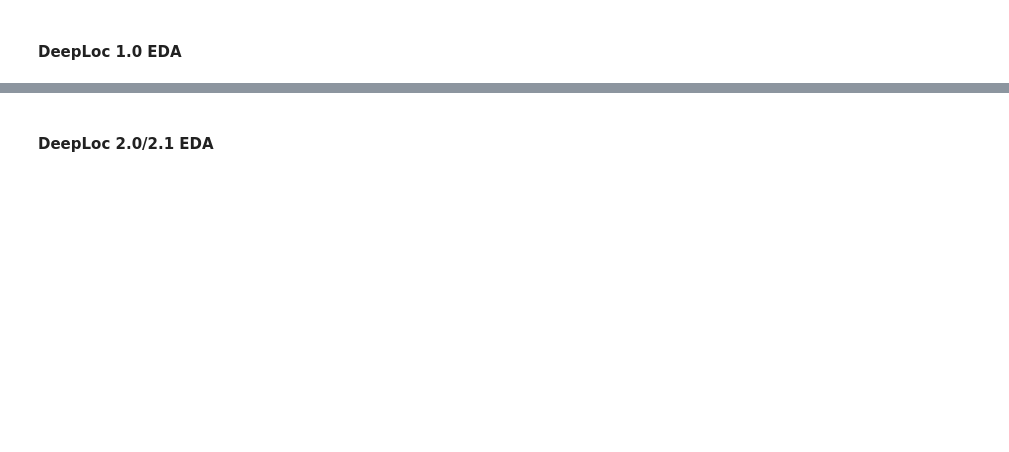
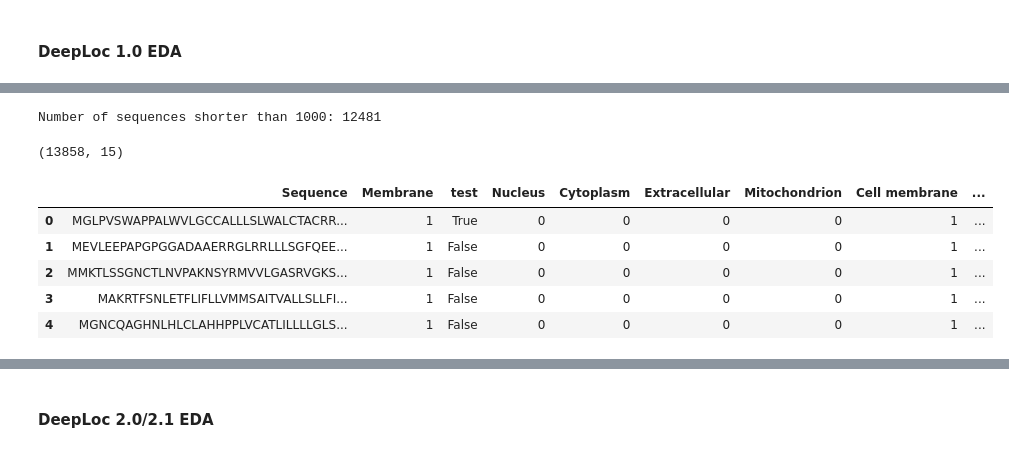
Before and after one commit to YouriLangh/DeepLoc_Reimplementation, a Jupyter notebook: data_explore.ipynb, the cells around one changed output, grey strips where cells are left out. Cells and saved outputs as stored; diff of their text form; code cells hidden in the pictures; blank space fills up the shorter version.

```diff
--- a/data_explore.ipynb
+++ b/data_explore.ipynb
@@ -111,0 +223,9 @@ We decided against using this dataset as the DeepLoc 2.0 offers a dataset with p
+# %%
+# 90 % of sequences are shorter than 1000
+# 9,907 sequences are longer than 1000
+def count_short_sequences(df, max_len=1000):
+    return df['Sequence'].str.len().lt(max_len).sum()
+short_count = count_short_sequences(df)
+print(f"Number of sequences shorter than 1000: {short_count}")
+# %% [output]
+Number of sequences shorter than 1000: 12481
@@ -111,0 +268,13 @@ We decided against using this dataset as the DeepLoc 2.0 offers a dataset with p
+# %%
+print(df[df['PaddedSequence'].str.len() == 1000].shape)
+# %% [output]
+(13858, 15)
+# %%
+df.head()
+# %% [output]
+|  | Sequence | Membrane | test | Nucleus | Cytoplasm | Extracellular | Mitochondrion | Cell membrane | ... |
+| 0 | MGLPVSWAPPALWVLGCCALLLSLWALCTACRR... | 1 | True | 0 | 0 | 0 | 0 | 1 | ... |
+| 1 | MEVLEEPAPGPGGADAAERRGLRRLLLSGFQEE... | 1 | False | 0 | 0 | 0 | 0 | 1 | ... |
+| 2 | MMKTLSSGNCTLNVPAKNSYRMVVLGASRVGKS... | 1 | False | 0 | 0 | 0 | 0 | 1 | ... |
+| 3 | MAKRTFSNLETFLIFLLVMMSAITVALLSLLFI... | 1 | False | 0 | 0 | 0 | 0 | 1 | ... |
+| 4 | MGNCQAGHNLHLCLAHHPPLVCATLILLLLGLS... | 1 | False | 0 | 0 | 0 | 0 | 1 | ... |
```
Also changed, not shown: parts of 30 cells of this notebook, 18 other files.
